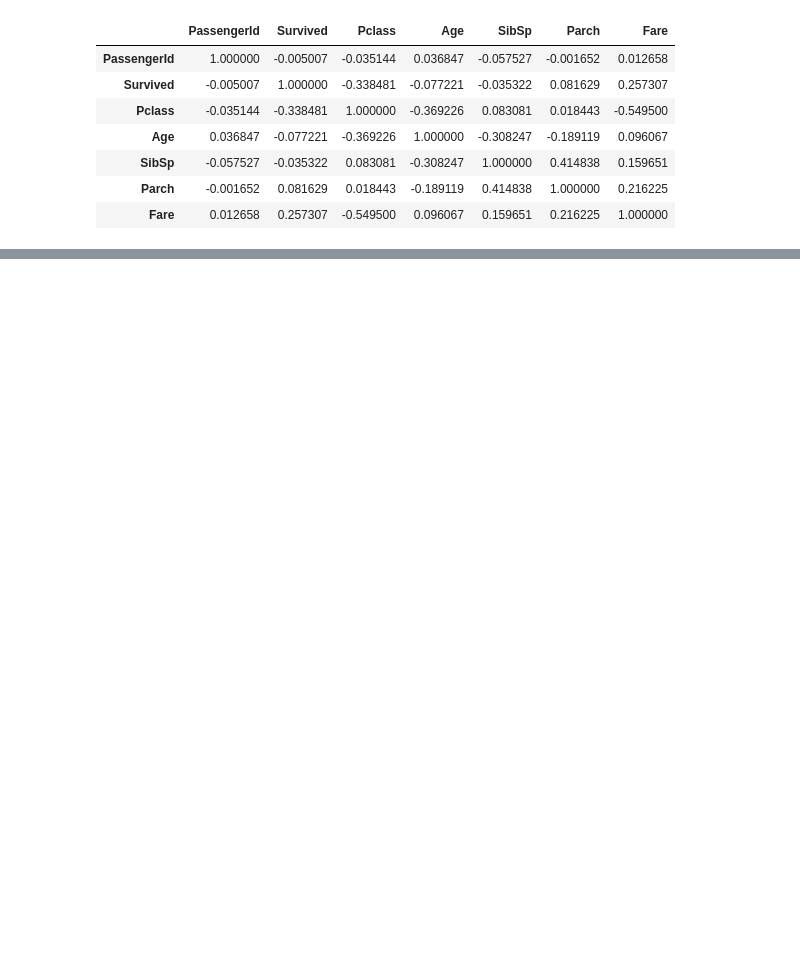
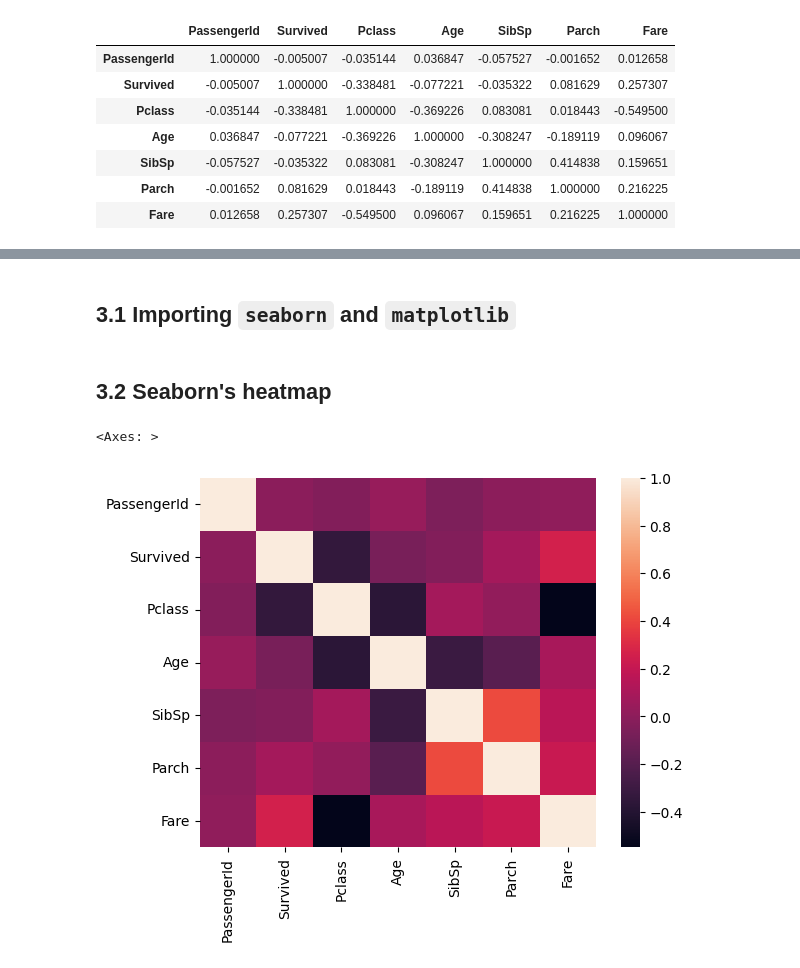
Before and after one commit to ahmedfakhar747/pandas-for-data-science, a Jupyter notebook: Pandas_2_Correlation_Analysis.ipynb, the cells around one changed output, grey strips where cells are left out. Saved outputs shown, nothing was run; the diff lists cells and outputs as text; code cells hidden in the pictures; blank space fills up the shorter version.

```diff
--- a/Pandas_2_Correlation_Analysis.ipynb
+++ b/Pandas_2_Correlation_Analysis.ipynb
@@ -48,5 +56,6 @@ Use the `corr()` method to calculate the correlation between **numerical columns
 # %%
-studentData.select_dtypes(include="number").corr()
+corelation = studentData.select_dtypes(include="number").corr()
+corelation
 # %% [output]
 |  | PassengerId | Survived | Pclass | Age | SibSp | Parch | Fare |
 | PassengerId | 1.000000 | -0.005007 | -0.035144 | 0.036847 | -0.057527 | -0.001652 | 0.012658 |
@@ -58,0 +104,2 @@ studentData.select_dtypes(include="number").corr()
+# %% [markdown]
+## 3.1 Importing `seaborn` and `matplotlib`
@@ -58,0 +109,7 @@ studentData.select_dtypes(include="number").corr()
+# %% [markdown]
+## 3.2 Seaborn's heatmap
+# %%
+sns.heatmap(corelation)
+# %% [output]
+<Axes: >
+[figure, added]
```
Also changed, not shown: parts of 8 cells of this notebook.
